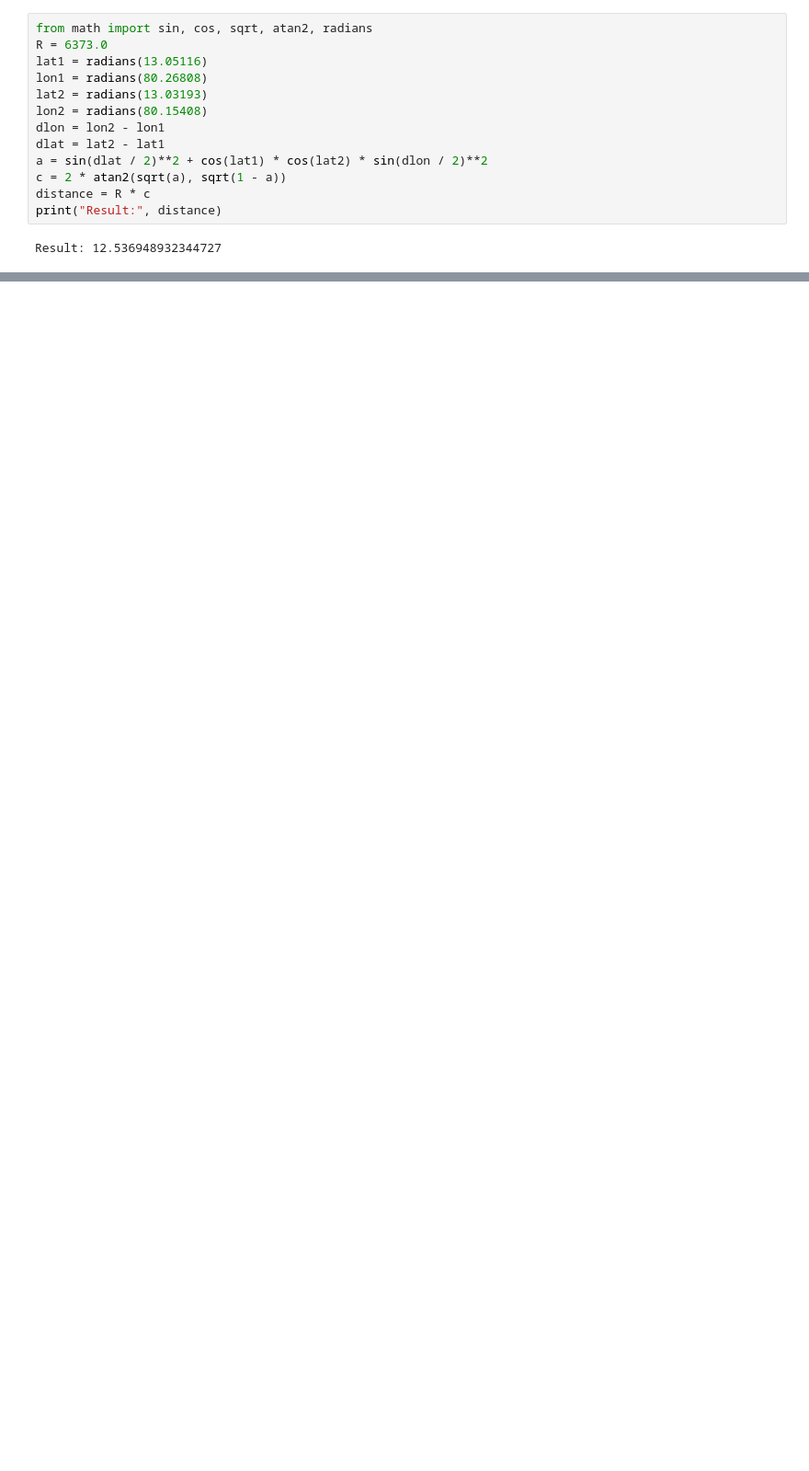
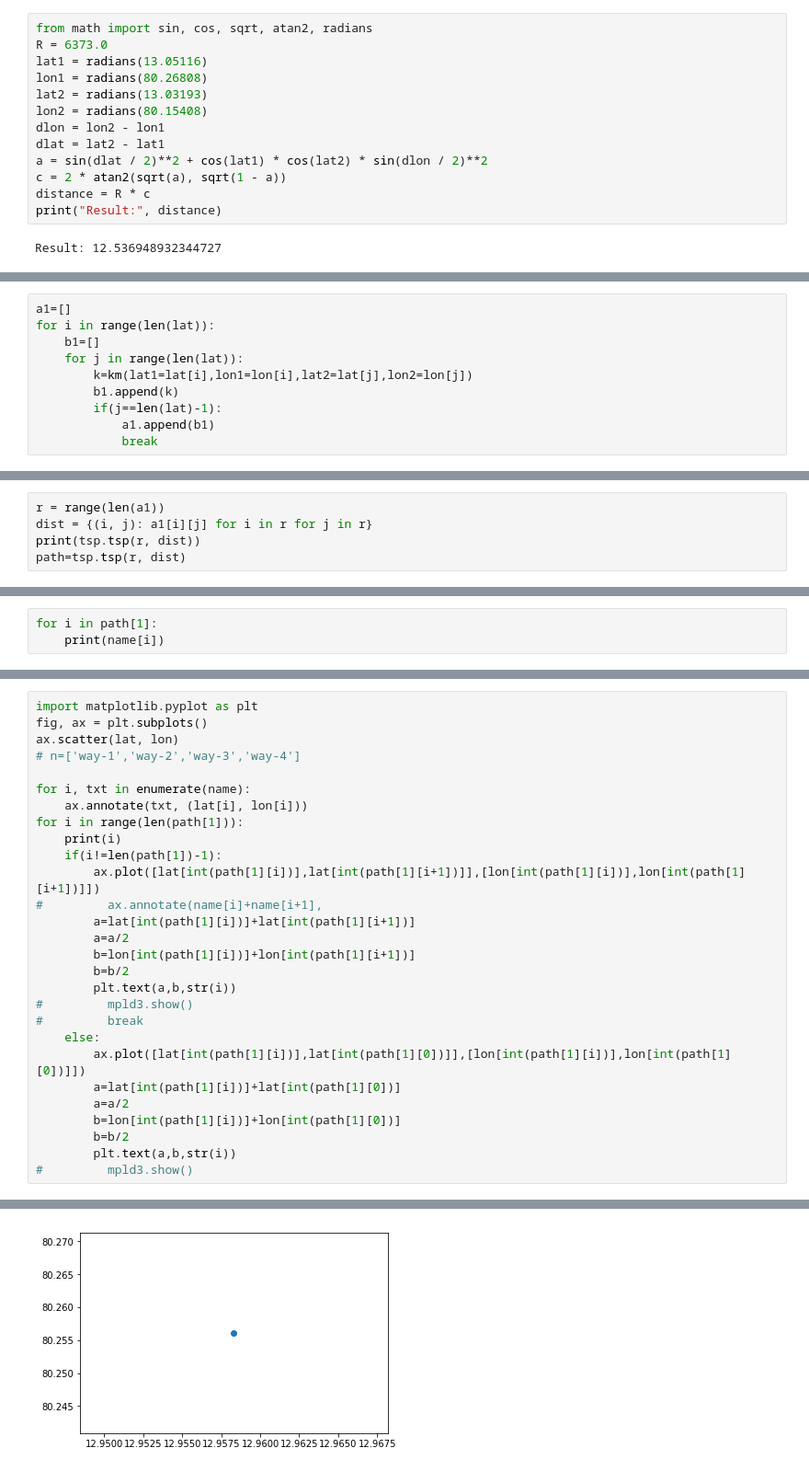
Before and after one commit to VarshiniBalaji/tomtom_techgig, a Jupyter notebook: code/demo.ipynb, the cells around one changed output, grey strips where cells are left out. Shown at 92% size. Drawn from its saved outputs; the diff is of its cells as text; blank space fills up the shorter version.

Commit message:
graph

```diff
--- a/code/demo.ipynb
+++ b/code/demo.ipynb
@@ -110,0 +155,10 @@ data['name'][0]
+# %%
+a1=[]
+for i in range(len(lat)):
+    b1=[]
+    for j in range(len(lat)):
+        k=km(lat1=lat[i],lon1=lon[i],lat2=lat[j],lon2=lon[j])
+        b1.append(k)
+        if(j==len(lat)-1):
+            a1.append(b1)
+            break
@@ -110,0 +170,5 @@ data['name'][0]
+# %%
+r = range(len(a1))
+dist = {(i, j): a1[i][j] for i in r for j in r}
+print(tsp.tsp(r, dist))
+path=tsp.tsp(r, dist)
@@ -110,0 +181,3 @@ data['name'][0]
+# %%
+for i in path[1]:
+    print(name[i])
@@ -110,0 +190,29 @@ data['name'][0]
+# %%
+import matplotlib.pyplot as plt
+fig, ax = plt.subplots()
+ax.scatter(lat, lon)
+# n=['way-1','way-2','way-3','way-4']
+
+for i, txt in enumerate(name):
+    ax.annotate(txt, (lat[i], lon[i]))
+for i in range(len(path[1])):
+    print(i)
+    if(i!=len(path[1])-1):
+        ax.plot([lat[int(path[1][i])],lat[int(path[1][i+1])]],[lon[int(path[1][i])],lon[int(path[1][i+1])]])
+#         ax.annotate(name[i]+name[i+1],
+        a=lat[int(path[1][i])]+lat[int(path[1][i+1])]
+        a=a/2
+        b=lon[int(path[1][i])]+lon[int(path[1][i+1])]
+        b=b/2
+        plt.text(a,b,str(i))
+#         mpld3.show()
+#         break
+    else:
+        ax.plot([lat[int(path[1][i])],lat[int(path[1][0])]],[lon[int(path[1][i])],lon[int(path[1][0])]])
+        a=lat[int(path[1][i])]+lat[int(path[1][0])]
+        a=a/2
+        b=lon[int(path[1][i])]+lon[int(path[1][0])]
+        b=b/2
+        plt.text(a,b,str(i))
+#         mpld3.show()
+# %% [output]
@@ -110,0 +220 @@ data['name'][0]
+[figure, added]
```
Also changed, not shown: parts of 22 cells of this notebook, 18 other files.
